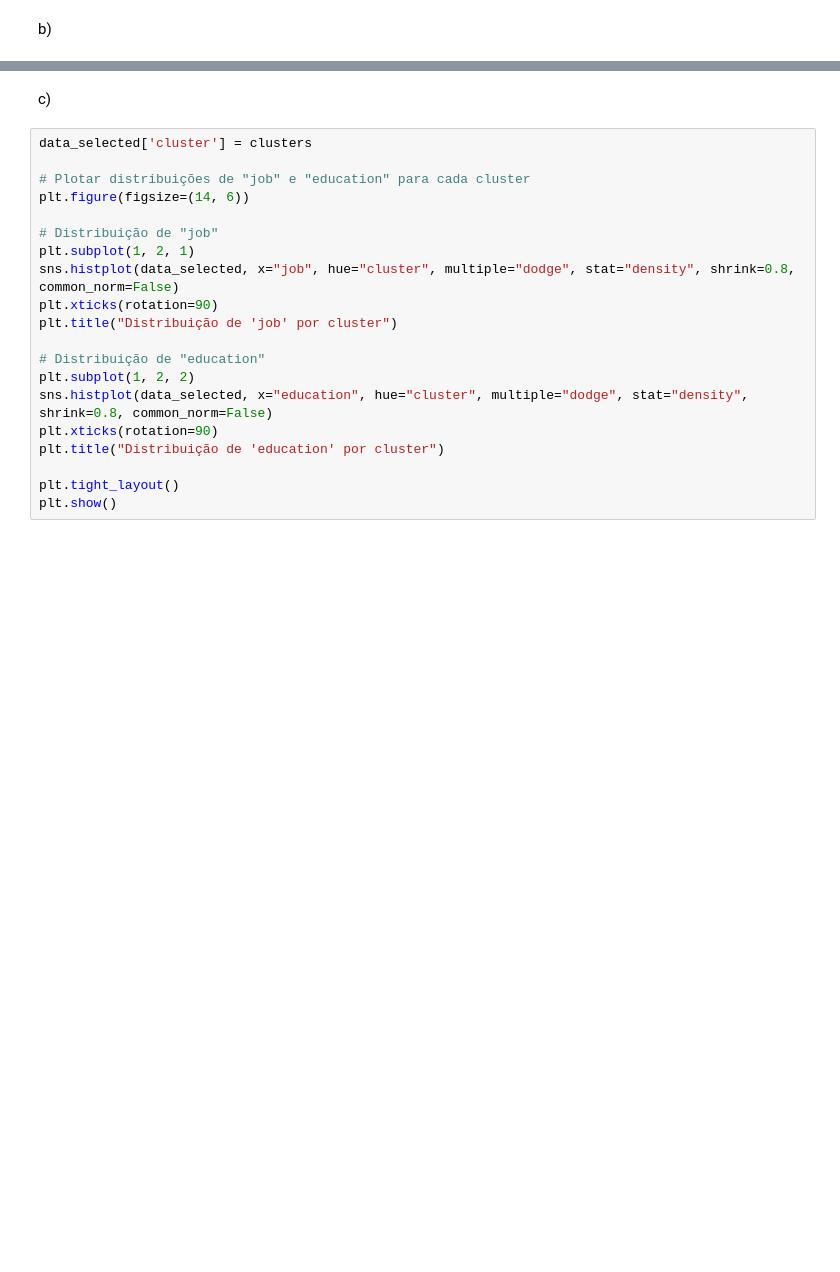
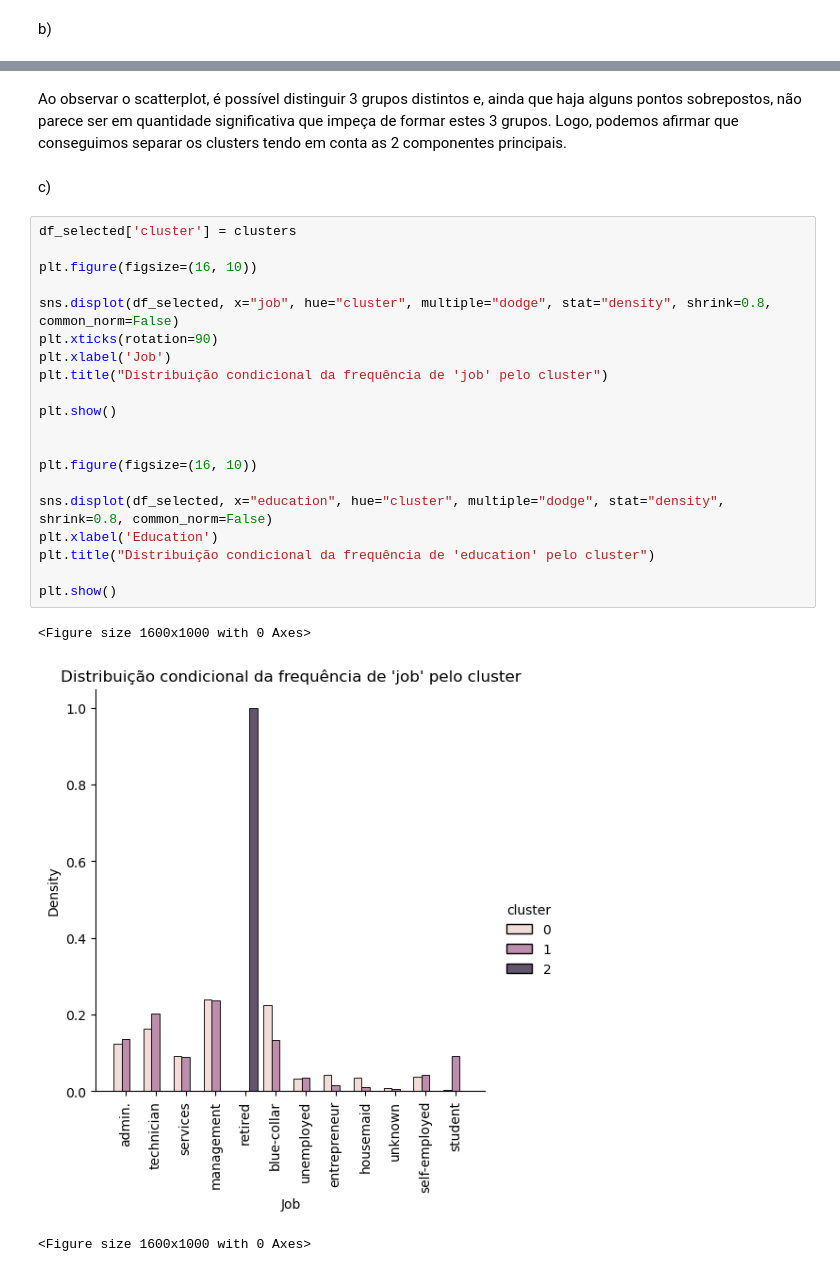
Before and after one commit to tiago-gsantos/ist-apren-homework4, a Jupyter notebook: programming.ipynb, the cells around one changed output, grey strips where cells are left out. Cells and saved outputs as stored; diff of their text form; blank space fills up the shorter version.

```diff
--- a/programming.ipynb
+++ b/programming.ipynb
@@ -91,22 +120,28 @@ plt.show()
+# %% [markdown]
+Ao observar o scatterplot, é possível distinguir 3 grupos distintos e, ainda que haja alguns pontos sobrepostos, não parece ser em quantidade significativa que impeça de formar estes 3 grupos. Logo, podemos afirmar que conseguimos separar os clusters tendo em conta as 2 componentes principais.
 # %% [markdown]
 c)
 # %%
-data_selected['cluster'] = clusters
+df_selected['cluster'] = clusters
 
-# Plotar distribuições de "job" e "education" para cada cluster
-plt.figure(figsize=(14, 6))
+plt.figure(figsize=(16, 10))
 
-# Distribuição de "job"
-plt.subplot(1, 2, 1)
-sns.histplot(data_selected, x="job", hue="cluster", multiple="dodge", stat="density", shrink=0.8, common_norm=False)
+sns.displot(df_selected, x="job", hue="cluster", multiple="dodge", stat="density", shrink=0.8, common_norm=False)
 plt.xticks(rotation=90)
-plt.title("Distribuição de 'job' por cluster")
+plt.xlabel('Job')
+plt.title("Distribuição condicional da frequência de 'job' pelo cluster")
 
-# Distribuição de "education"
-plt.subplot(1, 2, 2)
-sns.histplot(data_selected, x="education", hue="cluster", multiple="dodge", stat="density", shrink=0.8, common_norm=False)
-plt.xticks(rotation=90)
-plt.title("Distribuição de 'education' por cluster")
+plt.show()
 
-plt.tight_layout()
+
+plt.figure(figsize=(16, 10))
+
+sns.displot(df_selected, x="education", hue="cluster", multiple="dodge", stat="density", shrink=0.8, common_norm=False)
+plt.xlabel('Education')
+plt.title("Distribuição condicional da frequência de 'education' pelo cluster")
+
 plt.show()
+# %% [output]
+<Figure size 1600x1000 with 0 Axes>
+[figure, added]
+<Figure size 1600x1000 with 0 Axes>
```
Also changed, not shown: parts of 10 cells of this notebook, 1 other file.
